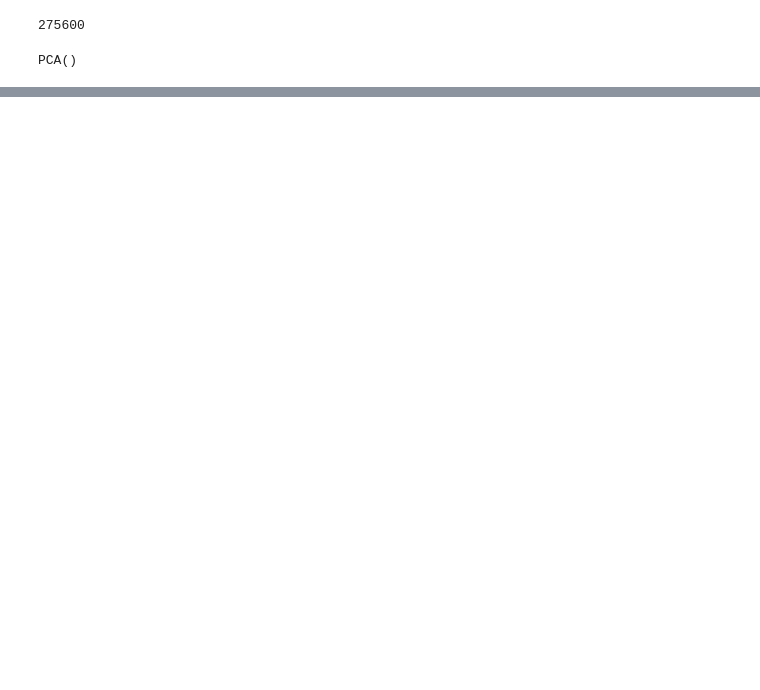
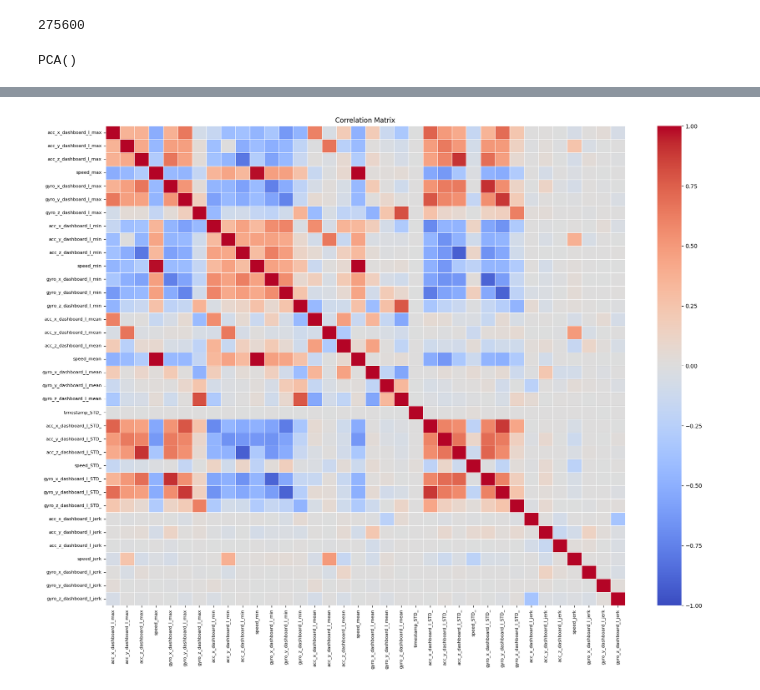
Before and after one commit to eliaFaure/Driver_Prediction_with_ML, a Jupyter notebook: PCA.ipynb, the cells around one changed output, grey strips where cells are left out. Drawn from its saved outputs; the diff is of its cells as text; code cells hidden in the pictures; blank space fills up the shorter version.

```diff
--- a/PCA.ipynb
+++ b/PCA.ipynb
@@ -598,0 +632,70 @@ print(f"Test set accuracy: {test_accuracy:.4f}")
+# %%
+#define a function for correlation
+def compute_correlation(df,plot=False):
+
+    # Only compute using the numeric data types in the dataset
+    numeric_df = df.select_dtypes(include=['number'])
+
+    #print(numeric_df.columns)
+    correlation_matrix=numeric_df.corr()
+
+    if not plot:
+        return correlation_matrix
+
+    # Create the heatmap
+    plt.figure(figsize=(18, 14))  # Increase the size of the figure
+
+    # Plot the heatmap with adjusted figure size
+    sns.heatmap(correlation_matrix, annot=False, fmt='.2f', cmap='coolwarm', linewidths=0.5,vmin=-1, vmax=1)
+
+    # Rotate the tick labels for better readability and shrink font size
+    plt.xticks(rotation=90, fontsize=8)  # Rotate x-axis labels by 90 degrees and adjust font size
+    plt.yticks(rotation=0, fontsize=8)   # Keep y-axis labels horizontal and adjust font size
+
+    # Add a title with smaller font size
+    plt.title("Correlation Matrix", fontsize=12)
+
+    # Show the plot with a tight layout
+    plt.tight_layout()  # Adjust layout to prevent clipping
+    # Save to a file
+    plt.savefig('features_correlation.png')
+
+    # Optionally, show the plot if you want to see it in Colab
+    plt.show()
+
+    return correlation_matrix
+
+def remove_highly_correlated(df,corr,threshold=0.9):
+    #take absoulute values
+    corr_matrix_abs=corr.abs()
+
+    #take only upper diagonal
+    mask = np.triu(np.ones_like(corr, dtype=bool), k=1)
+
+    highly_correlated_features=np.where(corr_matrix_abs*mask>threshold)
+
+    #print and store highly correlated features
+
+    to_drop=set()
+    for i,j in zip(*highly_correlated_features):
+        print( f"highly correlated pair: {corr_matrix_abs.columns[i]}-{corr_matrix_abs.columns[j]},(correlation: {corr_matrix_abs.iloc[i, j]:.2f})")
+        to_drop.add(corr_matrix_abs.columns[j])
+
+        #print(corr_matrix_abs.columns[j])
+
+    #remove to_drop columns
+    cleaned_df=df.drop(columns=to_drop)
+    #print(f"droopped columns {to_drop}")
+    #print(f"removed {count} columns")
+    print(f"new dataframe has shape {cleaned_df.shape}")
+
+    return cleaned_df,to_drop
+
+
+
+
+test_track=3
+corr_matrix=compute_correlation(X_train,plot=True)
+new_not_correlated=remove_highly_correlated(X_train,corr_matrix,threshold=0.8)
+# %% [output]
+[figure, added]
```
Also changed, not shown: parts of 6 cells of this notebook, 4 other files.
